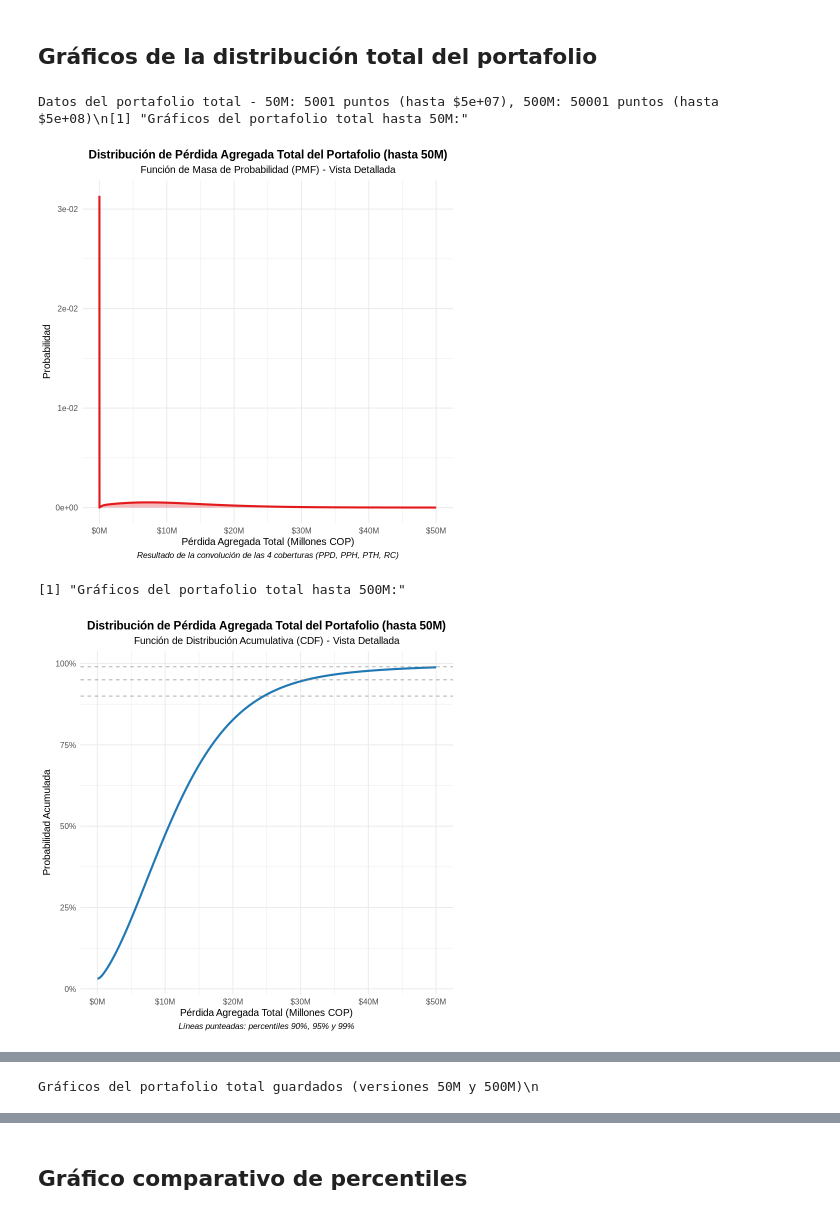
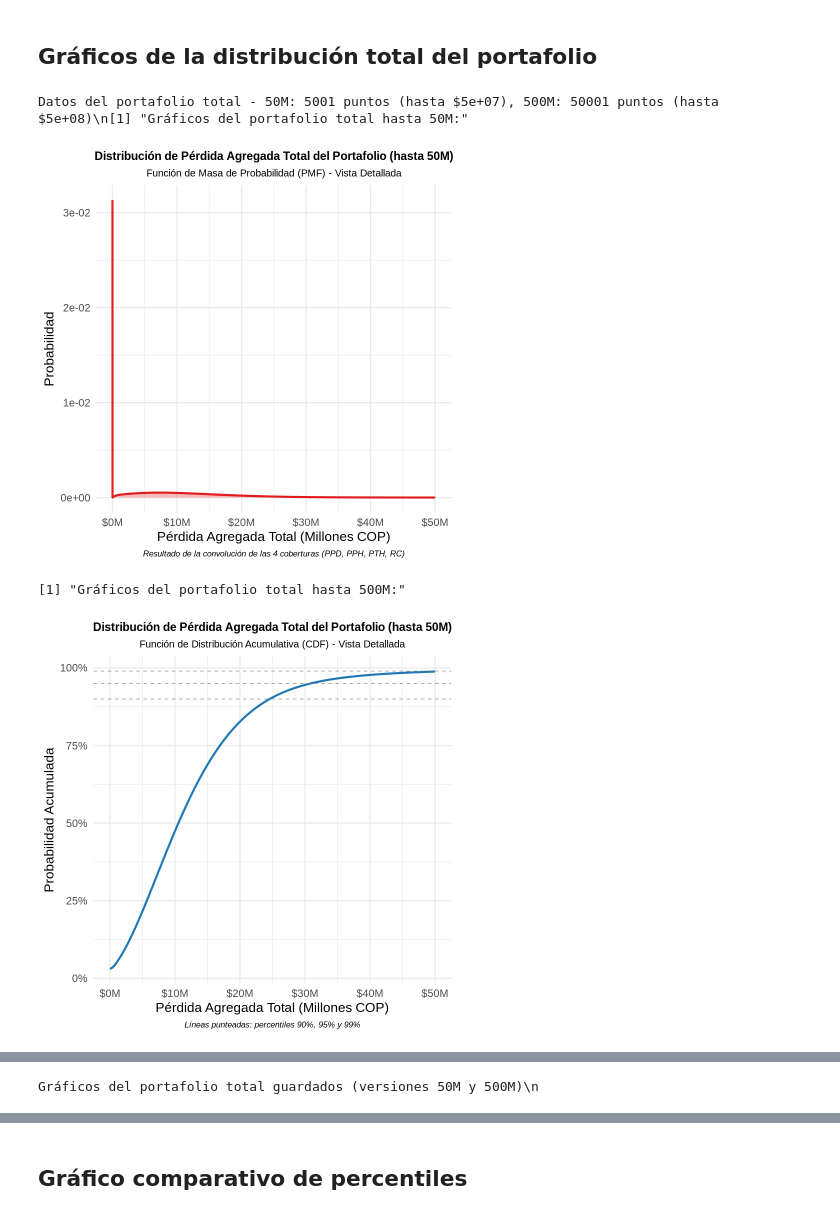
Before and after one commit to RiemannIntegrable/modelo-de-riesgo-colectivo-en-siniestros-de-autos, a Jupyter notebook: notebooks/convolucion_final.ipynb, the cells around one changed output, grey strips where cells are left out. Saved outputs shown, nothing was run; the diff lists cells and outputs as text; code cells hidden in the pictures.

```diff
--- a/notebooks/convolucion_final.ipynb
+++ b/notebooks/convolucion_final.ipynb
@@ -20,7 +20,7 @@ library(scales)
 library(RColorBrewer)
 
 # Configuración de gráficos
-theme_set(theme_minimal(base_size = 12))
+theme_set(theme_minimal(base_size = 16))
 
 # Crear directorio de salida si no existe
 if (!dir.exists("../data/output")) {
@@ -533,7 +512,7 @@ p3_50M <- ggplot(datos_total_50M, aes(x = x, y = pmf)) +
     y = "Probabilidad",
     caption = "Resultado de la convolución de las 4 coberturas (PPD, PPH, PTH, RC)"
   ) +
-  theme_minimal(base_size = 12) +
+  theme_minimal(base_size = 16) +
   theme(
     plot.title = element_text(hjust = 0.5, size = 14, face = "bold"),
     plot.subtitle = element_text(hjust = 0.5, size = 12),
@@ -554,7 +533,7 @@ p4_50M <- ggplot(datos_total_50M, aes(x = x, y = cdf)) +
     y = "Probabilidad Acumulada",
     caption = "Líneas punteadas: percentiles 90%, 95% y 99%"
   ) +
-  theme_minimal(base_size = 12) +
+  theme_minimal(base_size = 16) +
   theme(
     plot.title = element_text(hjust = 0.5, size = 14, face = "bold"),
     plot.subtitle = element_text(hjust = 0.5, size = 12),
@@ -576,7 +555,7 @@ p3_500M <- ggplot(datos_total_500M, aes(x = x, y = pmf)) +
     y = "Probabilidad",
     caption = "Resultado de la convolución de las 4 coberturas (PPD, PPH, PTH, RC)"
   ) +
-  theme_minimal(base_size = 12) +
+  theme_minimal(base_size = 16) +
   theme(
     plot.title = element_text(hjust = 0.5, size = 14, face = "bold"),
     plot.subtitle = element_text(hjust = 0.5, size = 12),
@@ -594,34 +573,34 @@ p4_500M <- ggplot(datos_total_500M, aes(x = x, y = cdf)) +
     title = "Distribución de Pérdida Agregada Total del Portafolio (hasta 500M)",
     subtitle = "Función de Distribución Acumulativa (CDF) - Rango Completo",
     x = "Pérdida Agregada Total (Millones COP)",
     y = "Probabilidad Acumulada",
     caption = "Líneas punteadas: percentiles 90%, 95%, 99% y 99.9%"
   ) +
-  theme_minimal(base_size = 12) +
+  theme_minimal(base_size = 16) +
   theme(
     plot.title = element_text(hjust = 0.5, size = 14, face = "bold"),
     plot.subtitle = element_text(hjust = 0.5, size = 12),
     plot.caption = element_text(hjust = 0.5, size = 10, face = "italic")
   )
 
 # Mostrar gráficos
 print("Gráficos del portafolio total hasta 50M:")
 print(p3_50M)
 print(p4_50M)
 
 print("Gráficos del portafolio total hasta 500M:")
 print(p3_500M)
 print(p4_500M)
 
 # Guardar gráficos
 ggsave("../data/output/grafico_pmf_total_50M.png", p3_50M, width = 12, height = 8, dpi = 300)
 ggsave("../data/output/grafico_cdf_total_50M.png", p4_50M, width = 12, height = 8, dpi = 300)
 ggsave("../data/output/grafico_pmf_total_500M.png", p3_500M, width = 12, height = 8, dpi = 300)
 ggsave("../data/output/grafico_cdf_total_500M.png", p4_500M, width = 12, height = 8, dpi = 300)
 
 cat("Gráficos del portafolio total guardados (versiones 50M y 500M)\\n")
 # %% [output]
 Datos del portafolio total - 50M: 5001 puntos (hasta $5e+07), 500M: 50001 puntos (hasta $5e+08)\n[1] "Gráficos del portafolio total hasta 50M:"
-[figure, old version]
+[figure, new version]
 [1] "Gráficos del portafolio total hasta 500M:"
-[figure, old version]
+[figure, new version]
```
Also changed, not shown: parts of 7 cells of this notebook, 8 other files.
